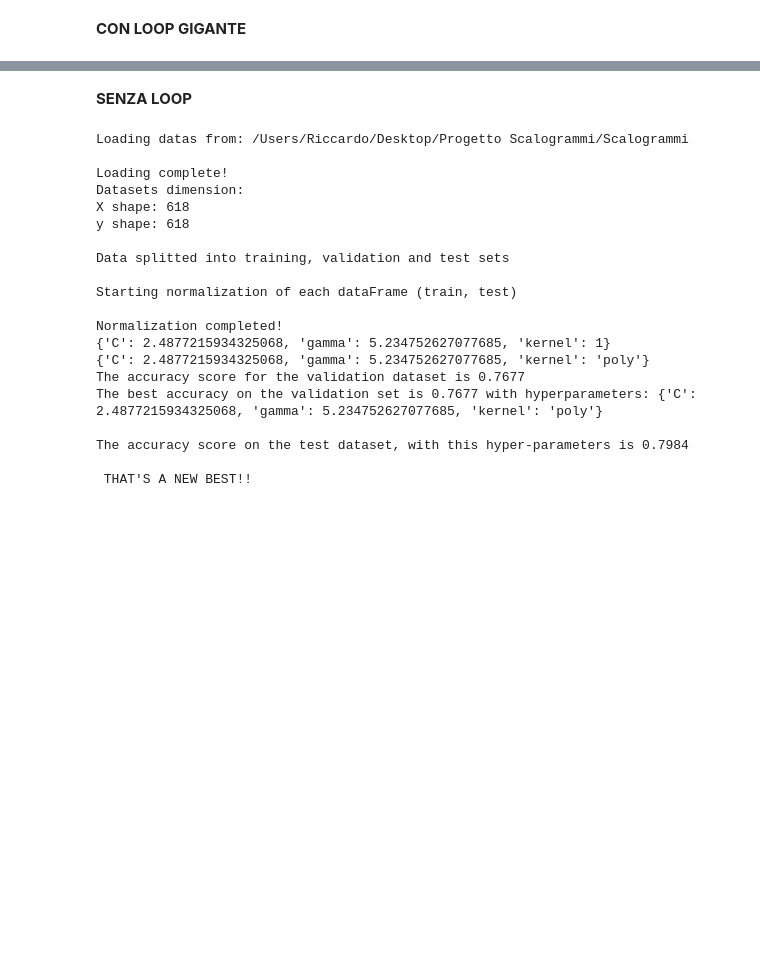
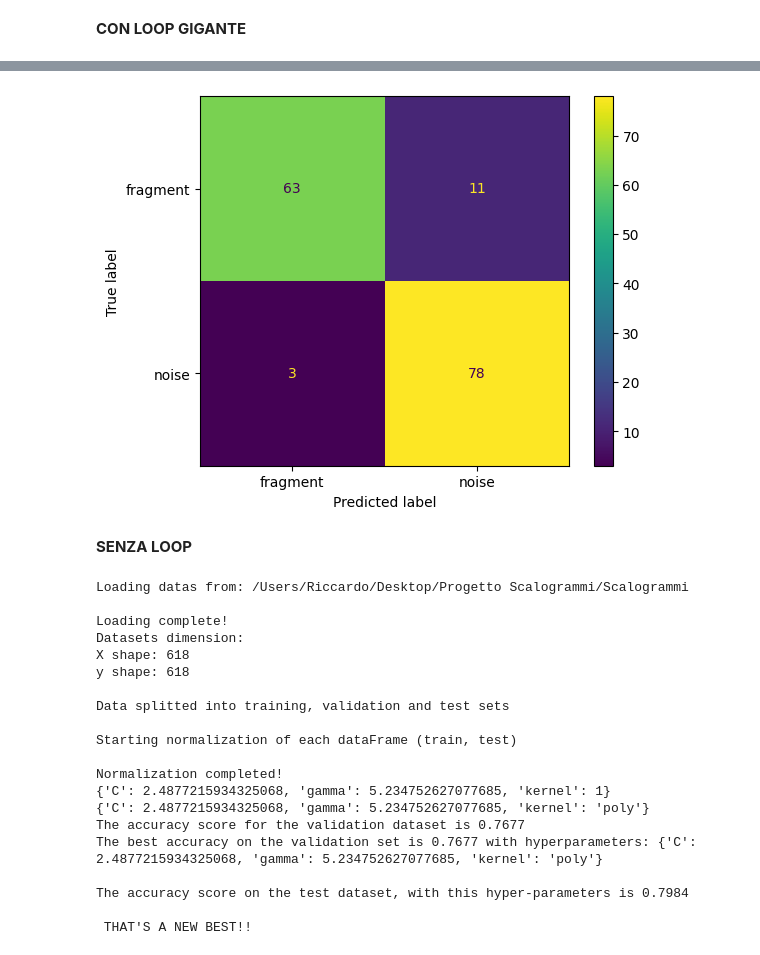
Before and after one commit to ricciric/Classificazione-scalogrammi, a Jupyter notebook: Classificatore.ipynb, the cells around one changed output, grey strips where cells are left out. Saved outputs shown, nothing was run; the diff lists cells and outputs as text; code cells hidden in the pictures; blank space fills up the shorter version.

Commit message:
Update Classificatore.ipynb
Updated the classifier and added a new code section to display the best fit with the confusion matrix

```diff
--- a/Classificatore.ipynb
+++ b/Classificatore.ipynb
@@ -209,0 +221,93 @@ Iteration 76: - Random Seed: 6734
+# %%
+import os
+import pandas as pd
+import sklearn as sk
+from sklearn.model_selection import train_test_split, GridSearchCV, cross_val_score, StratifiedKFold
+from hyperopt import tpe, STATUS_OK, Trials, hp, fmin, space_eval
+from sklearn.svm import SVC
+from sklearn.metrics import accuracy_score, confusion_matrix, ConfusionMatrixDisplay, RocCurveDisplay
+from sklearn.feature_extraction.text import TfidfVectorizer
+from sklearn.pipeline import make_pipeline
+from sklearn.preprocessing import MinMaxScaler, StandardScaler, LabelEncoder
+from sklearn.datasets import load_wine
+from lxml import etree
+import matplotlib.pyplot as plt
+import numpy as np
+import seaborn as sns
+import cupy as cp
+from statistics import mean
+import json
+import random
+
+
+# For visual
+BOLD = "\033[1m"
+END = "\033[0m"
+GREEN = "\033[32m"
+RED = "\033[31m"
+ORANGE = "\033[38;5;208m"
+BLUE = "\033[34m"
+
+def load_csv_data(csv_path):
+    return pd.read_csv(csv_path)
+
+def load_xml_label(xml_path):
+    tree = etree.parse(xml_path)
+    root = tree.getroot()
+    name = root.find('.//name').text
+    return name
+
+def load_data_from_directory(data_directory):
+    X = []  # Features
+    y = []  # Labels
+
+    for filename in os.listdir(data_directory):
+        if filename.endswith('.csv'):
+            csv_path = data_directory + '/' + filename
+            xml_path = csv_path.replace('csv', 'xml')
+            if os.path.exists(xml_path):
+                X.append(load_csv_data(csv_path))
+                y.append(load_xml_label(xml_path))
+            else:
+                print("File not found!")
+    print("\nLoading complete!")
+    return X, y
+
+# Carica i dati dal tuo percorso di directory contenente sia i file .csv che i file .xml
+data_directory = "/Users/Riccardo/Desktop/Progetto Scalogrammi/Scalogrammi"
+print("Loading datas from: " + data_directory)
+X, y = load_data_from_directory(data_directory)
+print("Datasets dimension:")
+print(f"X shape: {len(X)}")
+print(f"y shape: {len(y)}")
+
+
+# I miei data al momento si trovano all'interno di una lista chiamata X contenente i dataFrame creati da ps
+# per normalizzarli devo scorrere la lista e normalizzarne uno ad uno
+
+
+flat_X = [df.values.flatten() for df in X]
+X = np.vstack(flat_X)
+X_train, X_test, y_train, y_test = train_test_split(X, y, test_size=0.25, random_state=7930)
+print("\nData splitted into training, validation and test sets")
+
+# Normalizing
+scaler = StandardScaler()
+X_train_norm = scaler.fit_transform(X_train)
+X_test_norm = scaler.fit_transform(X_test)
+
+# Fitting with best hyperparameters found in previous code
+'''618:{'C': 3.764180544055172, 'gamma': 0.09993190961266894, 'kernel': 'poly'}, random_state = 7930'''
+# Creating classifier
+svc_test = SVC(C = 3.764180544055172, gamma = 0.09993190961266894, kernel = "poly", random_state=7930)
+svc_test.fit(X_train_norm, y_train)
+
+# Predicition
+y_pred = svc_test.predict(X_test_norm)
+
+# Creating Confusion Matrix
+cm = confusion_matrix(y_test, y_pred)
+accuracy_test = accuracy_score(y_test, y_pred)
+print(f'\nThe accuracy score on the test dataset is {BOLD}{BLUE}{accuracy_test:.4f}{END}')
+cm_display = ConfusionMatrixDisplay(cm, display_labels=svc_test.classes_).plot()
+# %% [output]
@@ -210,3 +324,4 @@ Iteration 76: - Random Seed: 6734
+[figure, added]
 # %% [markdown]
 ****SENZA LOOP****
 # %%
```
Also changed, not shown: parts of 3 cells of this notebook.
